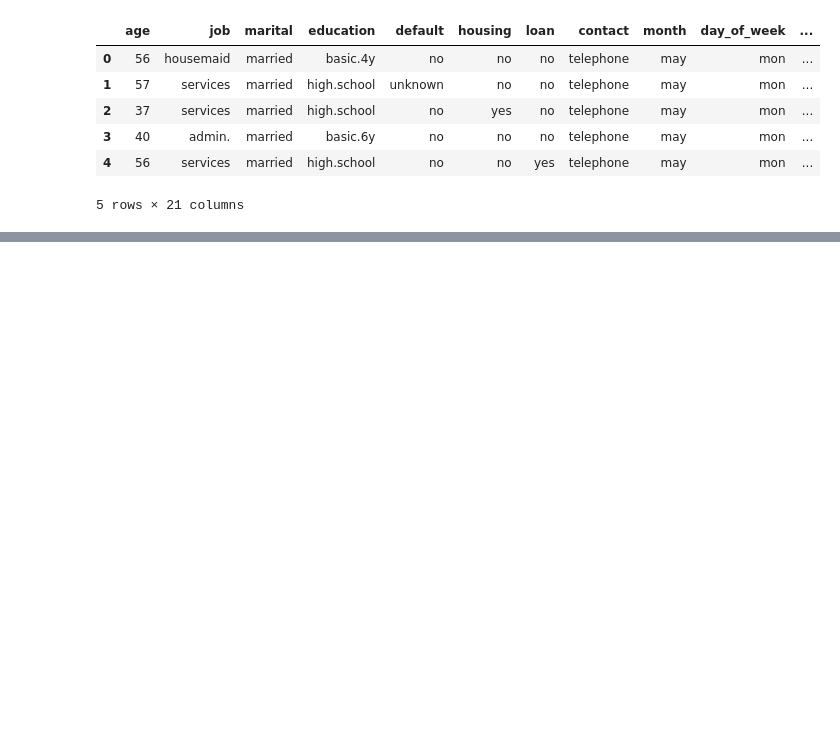
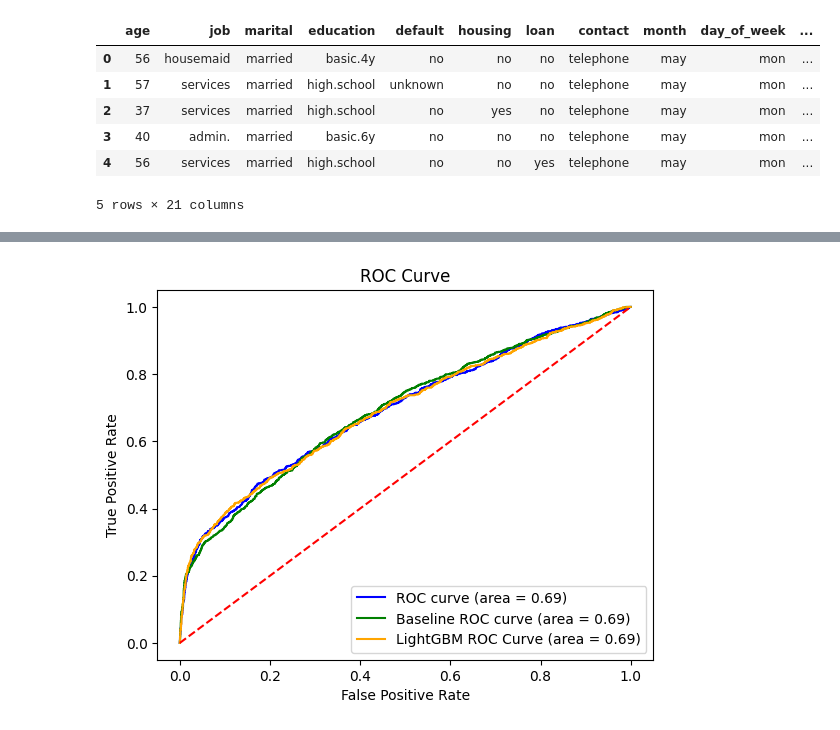
Before and after one commit to MankitWong/Team_ML10, a Jupyter notebook: experiments/experiments.ipynb, the cells around one changed output, grey strips where cells are left out. Drawn from its saved outputs; the diff is of its cells as text; code cells hidden in the pictures; blank space fills up the shorter version.

```diff
--- a/experiments/experiments.ipynb
+++ b/experiments/experiments.ipynb
@@ -71,3 +199,24 @@ shap.plots.waterfall(shap_values[0])
 # %%
-# Save the entire pipeline, not just the model
-joblib.dump(model_pipeline, 'production_pipeline.pkl')
+# Plot Random Fores and the baseline logistic regression AUC-ROC curve for comparison
+from sklearn.metrics import roc_curve, auc
+y_prob = model_pipeline.predict_proba(X_test)[:, 1]  # get probabilities
+y_prob_baseline = simple_model_pipeline.predict_proba(X_test)[:, 1]
+y_prob_lgb = lgb_pipeline.predict_proba(X_test)[:, 1]
+fpr, tpr, thresholds = roc_curve(y_test, y_prob)
+roc_auc = auc(fpr, tpr)
+fpr_baseline, tpr_baseline, thresholds_baseline = roc_curve(y_test, y_prob_baseline)
+roc_auc_baseline = auc(fpr_baseline, tpr_baseline)
+fpr_lgb, tpr_lgb, thresholds_lgb = roc_curve(y_test, y_prob_lgb)
+roc_auc_lgb = auc(fpr_lgb, tpr_lgb)
+plt.figure()
+plt.plot(fpr, tpr, color='blue', label=f'ROC curve (area = {roc_auc:.2f})')
+plt.plot(fpr_baseline, tpr_baseline, color='green', label=f'Baseline ROC curve (area = {roc_auc_baseline:.2f})')
+plt.plot(fpr_lgb, tpr_lgb, color='orange', label=f'LightGBM ROC Curve (area = {roc_auc_lgb:.2f})')
+plt.plot([0, 1], [0, 1], color='red', linestyle='--')  # diagonal line for random guessing
+plt.xlabel('False Positive Rate')
+plt.ylabel('True Positive Rate')
+plt.title('ROC Curve')
+plt.legend(loc='lower right')
+plt.show()
+# %% [output]
+[figure, added]
```
Also changed, not shown: parts of 13 cells of this notebook.
